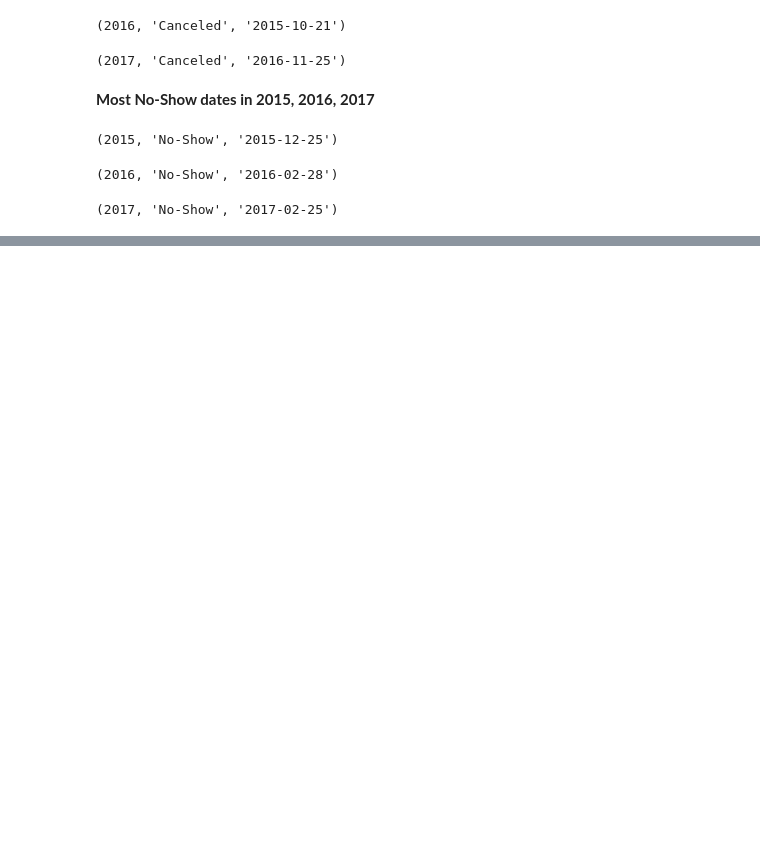
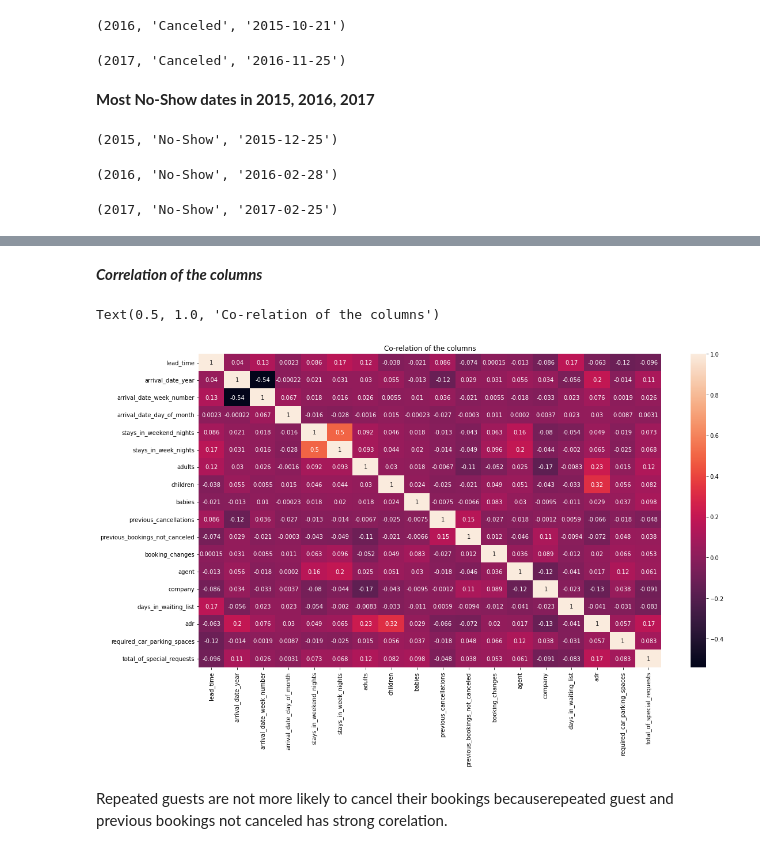
Before and after one commit to abhilashs1/Hotel_booking, a Jupyter notebook: HotelBookings.ipynb, the cells around one changed output, grey strips where cells are left out. Saved outputs shown, nothing was run; the diff lists cells and outputs as text; code cells hidden in the pictures; blank space fills up the shorter version.

```diff
--- a/HotelBookings.ipynb
+++ b/HotelBookings.ipynb
@@ -728,0 +743,11 @@ df.iloc[np.where((df["reservation_status"] == "No-Show") & (df["arrival_date_yea
+# %% [markdown]
+***Correlation of the columns***
+# %%
+plt.figure(figsize=(18,10))
+sns.heatmap(df.corr(),annot=True)
+plt.title('Co-relation of the columns')
+# %% [output]
+Text(0.5, 1.0, 'Co-relation of the columns')
+[figure, added]
+# %% [markdown]
+Repeated guests are not more likely to cancel their bookings becauserepeated guest and previous bookings not canceled has strong corelation.
```
Also changed, not shown: parts of 5 cells of this notebook.
